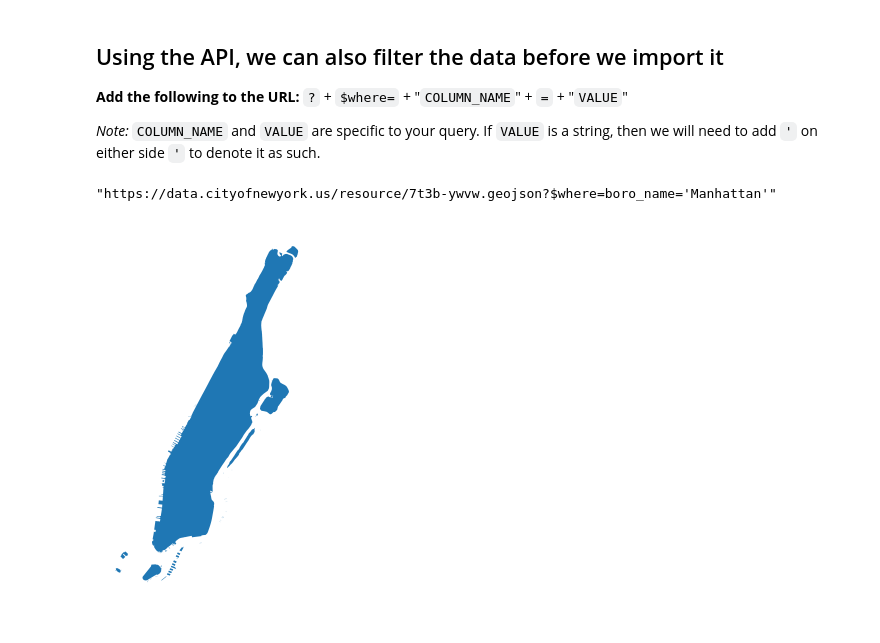
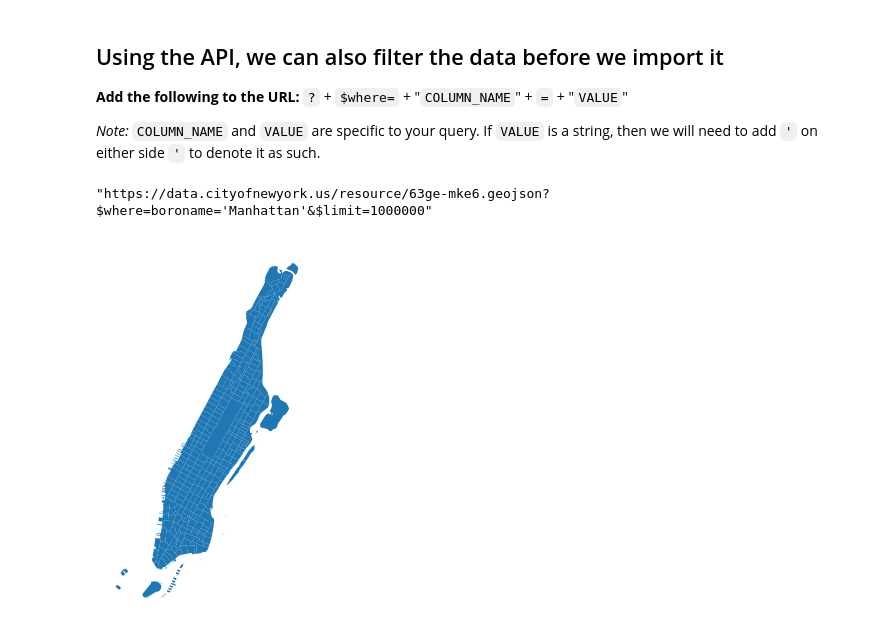
Before and after one commit to PUBPOL-2130/notebooks, a Jupyter notebook: helper-notebooks/DownloadingGeospatialData.ipynb, the cells around one changed output. Saved outputs shown, nothing was run; the diff lists cells and outputs as text; code cells hidden in the pictures.

```diff
--- a/helper-notebooks/DownloadingGeospatialData.ipynb
+++ b/helper-notebooks/DownloadingGeospatialData.ipynb
@@ -53,19 +55,20 @@ plt.show()
 *Note:* `COLUMN_NAME` and `VALUE` are specific to your query. If `VALUE` is a string, then we will need to add `'` on either side `'` to denote it as such.
 # %%
 # Step 1: Define parameters and the new url
-COLUMN_NAME = "boro_name"
+COLUMN_NAME = "boroname"
 VALUE = "Manhattan"
-url_filt = url + "?" + "$where=" + COLUMN_NAME + "=" + "'" + VALUE + "'"
+base_url = "https://data.cityofnewyork.us/resource/63ge-mke6.geojson"
+url_filt = base_url + "?" + "$where=" + COLUMN_NAME + "=" + "'" + VALUE + "'" + "&$limit=1000000"
 url_filt
 # %% [output]
-"https://data.cityofnewyork.us/resource/7t3b-ywvw.geojson?$where=boro_name='Manhattan'"
+"https://data.cityofnewyork.us/resource/63ge-mke6.geojson?$where=boroname='Manhattan'&$limit=1000000"
 # %%
 # Step 2: Load data
 mn = gpd.read_file(url_filt)
 # %%
 # Plotting only Manhattan
-ax = mn.plot(column='boro_name')
+ax = mn.plot(column='boroname')
 ax.set_axis_off()
 plt.show()
 # %% [output]
-[figure, old version]
+[figure, new version]
```
Also changed, not shown: parts of 5 cells of this notebook.
